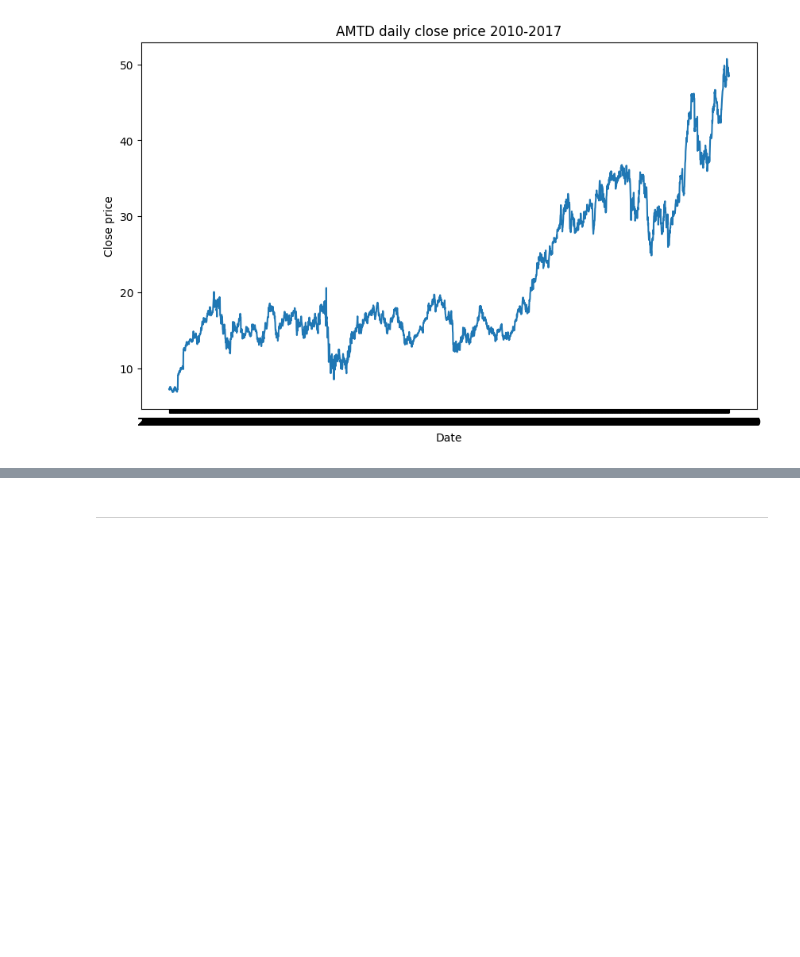
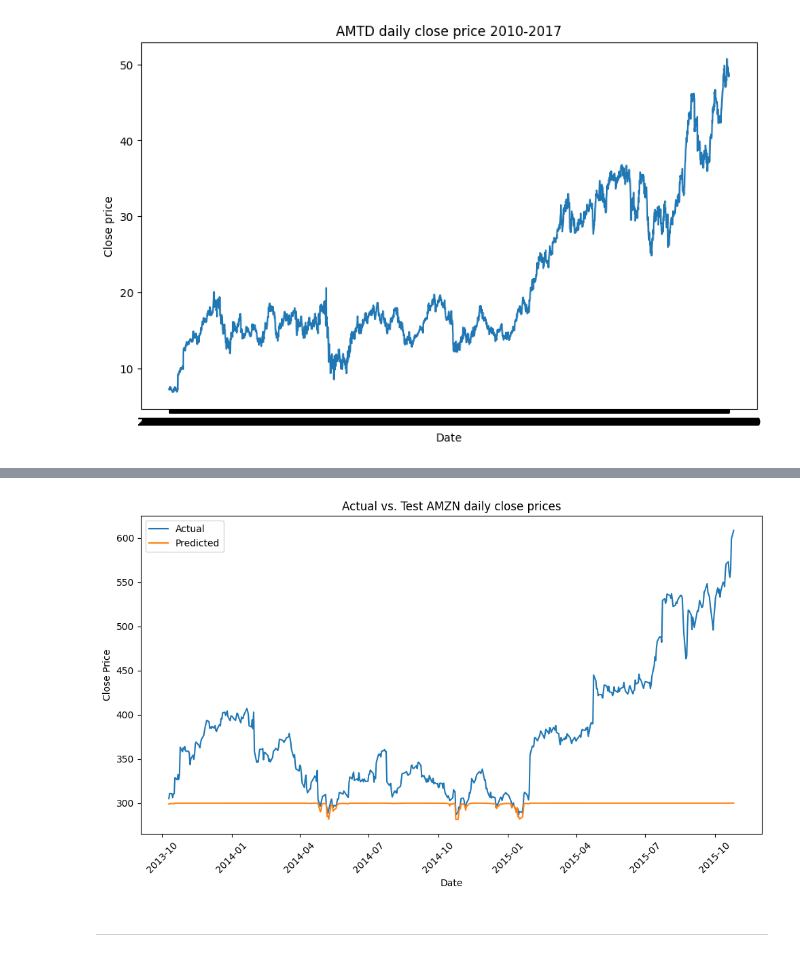
Before and after one commit to purple-phoenix/lstm-stock-trader, a Jupyter notebook: Milestone.ipynb, the cells around one changed output, grey strips where cells are left out. Drawn from its saved outputs; the diff is of its cells as text; code cells hidden in the pictures; blank space fills up the shorter version.

```diff
--- a/Milestone.ipynb
+++ b/Milestone.ipynb
@@ -221,0 +252,3 @@ msft_model.predict()
+# %%
+amzn_model = PriceClassifier("amzn")
+amzn_model.train(epochs=150, loss="mean_squared_error")
@@ -221,0 +277,3 @@ msft_model.predict()
+# %%
+amzn_model.predict()
+# %% [output]
@@ -222,3 +281,4 @@ msft_model.predict()
+[figure, added]
 # %% [markdown]
 --------------------------------------------------------------------------------
 # %% [markdown]
```
Also changed, not shown: parts of 11 cells of this notebook.
